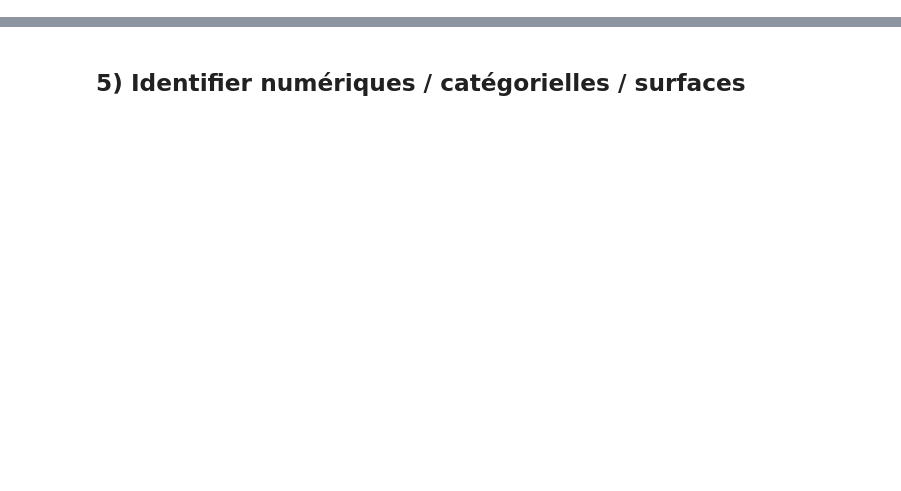
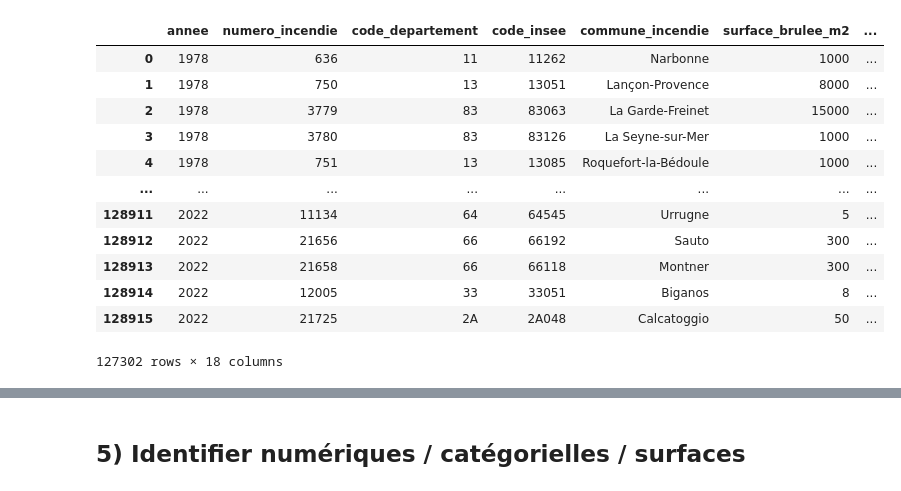
Before and after one commit to KAHINA-ABBAD/Projet-incendie-, a Jupyter notebook: notebooks/Incendies_EDA_Model.ipynb, the cells around one changed output, grey strips where cells are left out. Saved outputs shown, nothing was run; the diff lists cells and outputs as text; code cells hidden in the pictures; blank space fills up the shorter version.

```diff
--- a/notebooks/Incendies_EDA_Model.ipynb
+++ b/notebooks/Incendies_EDA_Model.ipynb
@@ -130,0 +415,19 @@ df[[date_col, 'annee','mois','jour']].head(3) if date_col else df.head(1)
+# %%
+#   Nettoyage de la colonne 'type_peuplement'
+# - Convertir les valeurs en numérique (codes 1 à 7)
+
+convert_to_numeric(df, ['type_peuplement'])
+
+# Mapping des codes BDIFF vers libellés
+mapping_peuplement = {
+    1: "Landes/garrigues/maquis",
+    2: "Taillis",
+    3: "Futaies feuillues",
+    4: "Futaies résineuses",
+    5: "Futaies mélangées",
+    6: "Régénération/Reboisement",
+    7: "Inconnu"
+}
+
+# Ajouter une colonne texte avec le libellé correspondant
+df['type_peuplement_label'] = df['type_peuplement'].map(mapping_peuplement)
@@ -130,0 +454,20 @@ df[[date_col, 'annee','mois','jour']].head(3) if date_col else df.head(1)
+# %%
+# Conversion de colonnes en
+cols = ['numero_incendie', 'surface_brulee_m2', 'latitude', 'longitude',
+        'population_commune', 'superficie_km2', 'densite_population']
+
+convert_to_numeric(df, cols)
+# %% [output]
+|  | annee | numero_incendie | code_departement | code_insee | commune_incendie | surface_brulee_m2 | ... |
+| 0 | 1978 | 636 | 11 | 11262 | Narbonne | 1000 | ... |
+| 1 | 1978 | 750 | 13 | 13051 | Lançon-Provence | 8000 | ... |
+| 2 | 1978 | 3779 | 83 | 83063 | La Garde-Freinet | 15000 | ... |
+| 3 | 1978 | 3780 | 83 | 83126 | La Seyne-sur-Mer | 1000 | ... |
+| 4 | 1978 | 751 | 13 | 13085 | Roquefort-la-Bédoule | 1000 | ... |
+| ... | ... | ... | ... | ... | ... | ... | ... |
+| 128911 | 2022 | 11134 | 64 | 64545 | Urrugne | 5 | ... |
+| 128912 | 2022 | 21656 | 66 | 66192 | Sauto | 300 | ... |
+| 128913 | 2022 | 21658 | 66 | 66118 | Montner | 300 | ... |
+| 128914 | 2022 | 12005 | 33 | 33051 | Biganos | 8 | ... |
+| 128915 | 2022 | 21725 | 2A | 2A048 | Calcatoggio | 50 | ... |
+127302 rows × 18 columns
```
Also changed, not shown: parts of 76 cells of this notebook, 2 other files.
